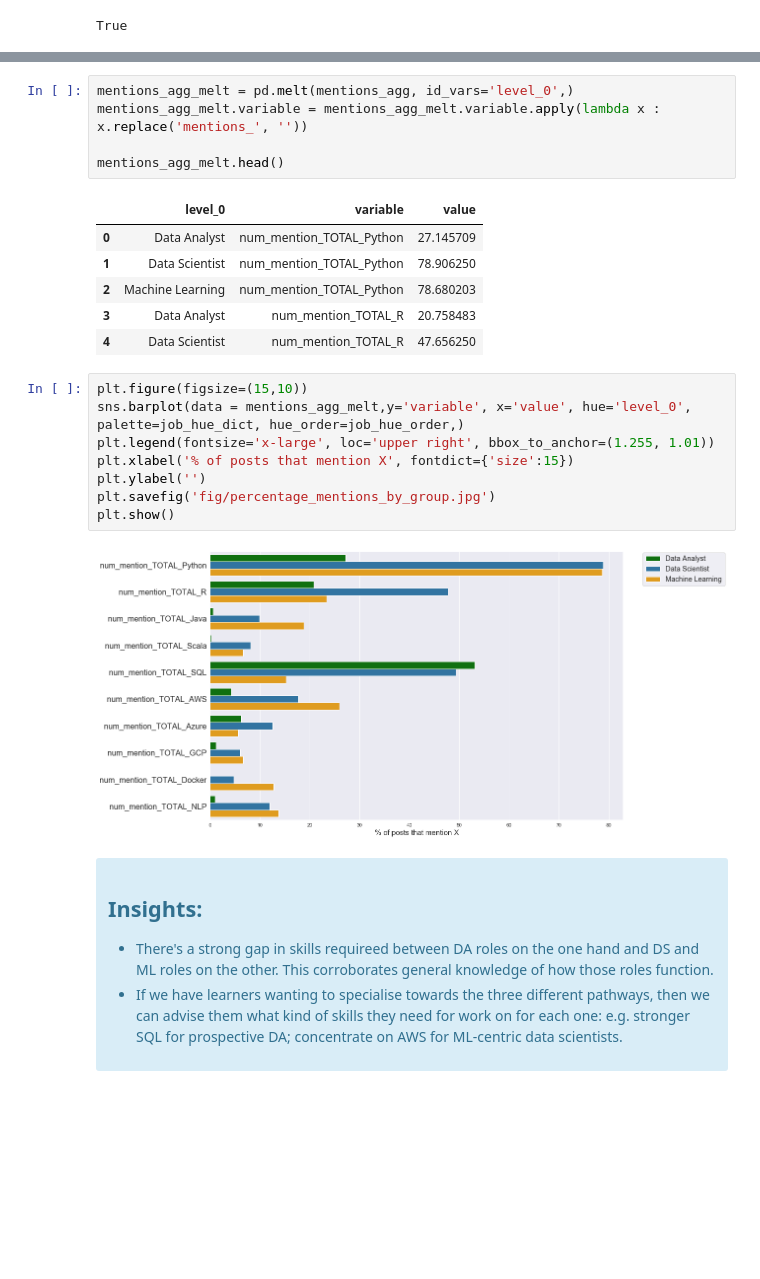
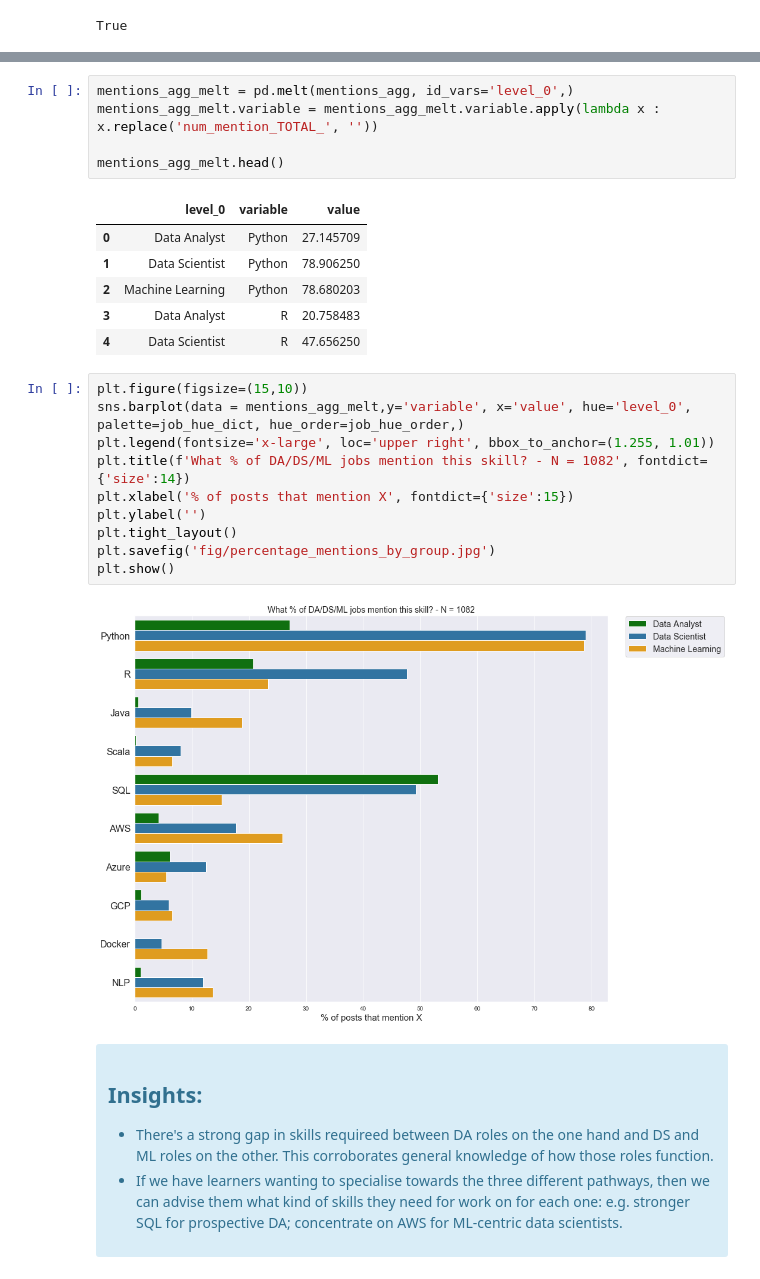
Before and after one commit to Ioana-P/DS_Indeed_Job_Market_analysis, a Jupyter notebook: Data_Scientist_UK_Q4_Job_market_analysis.ipynb, the cells around one changed output, grey strips where cells are left out. Cells and saved outputs as stored; diff of their text form; blank space fills up the shorter version.

Commit message:
correct graph laytout

```diff
--- a/Data_Scientist_UK_Q4_Job_market_analysis.ipynb
+++ b/Data_Scientist_UK_Q4_Job_market_analysis.ipynb
@@ -638,26 +638,28 @@ mentions_agg
 | 2 | Machine Learning | 78.680203 | 23.350254 | 18.781726 | 6.598985 | ... |
 # %%
 mentions_agg_melt = pd.melt(mentions_agg, id_vars='level_0',)
-mentions_agg_melt.variable = mentions_agg_melt.variable.apply(lambda x : x.replace('mentions_', ''))
+mentions_agg_melt.variable = mentions_agg_melt.variable.apply(lambda x : x.replace('num_mention_TOTAL_', ''))
 
 mentions_agg_melt.head()
 # %% [output]
 |  | level_0 | variable | value |
-| 0 | Data Analyst | num_mention_TOTAL_Python | 27.145709 |
-| 1 | Data Scientist | num_mention_TOTAL_Python | 78.906250 |
-| 2 | Machine Learning | num_mention_TOTAL_Python | 78.680203 |
-| 3 | Data Analyst | num_mention_TOTAL_R | 20.758483 |
-| 4 | Data Scientist | num_mention_TOTAL_R | 47.656250 |
+| 0 | Data Analyst | Python | 27.145709 |
+| 1 | Data Scientist | Python | 78.906250 |
+| 2 | Machine Learning | Python | 78.680203 |
+| 3 | Data Analyst | R | 20.758483 |
+| 4 | Data Scientist | R | 47.656250 |
 # %%
 plt.figure(figsize=(15,10))
 sns.barplot(data = mentions_agg_melt,y='variable', x='value', hue='level_0', palette=job_hue_dict, hue_order=job_hue_order,)
 plt.legend(fontsize='x-large', loc='upper right', bbox_to_anchor=(1.255, 1.01))
+plt.title(f'What % of DA/DS/ML jobs mention this skill? - N = 1082', fontdict={'size':14})
 plt.xlabel('% of posts that mention X', fontdict={'size':15})
 plt.ylabel('')
+plt.tight_layout()
 plt.savefig('fig/percentage_mentions_by_group.jpg')
 plt.show()
 # %% [output]
-[figure, old version]
+[figure, new version]
 # %% [markdown]
 <div class="alert alert-block alert-info">
 
```
Also changed, not shown: parts of 1 cell of this notebook, 2 other files.
